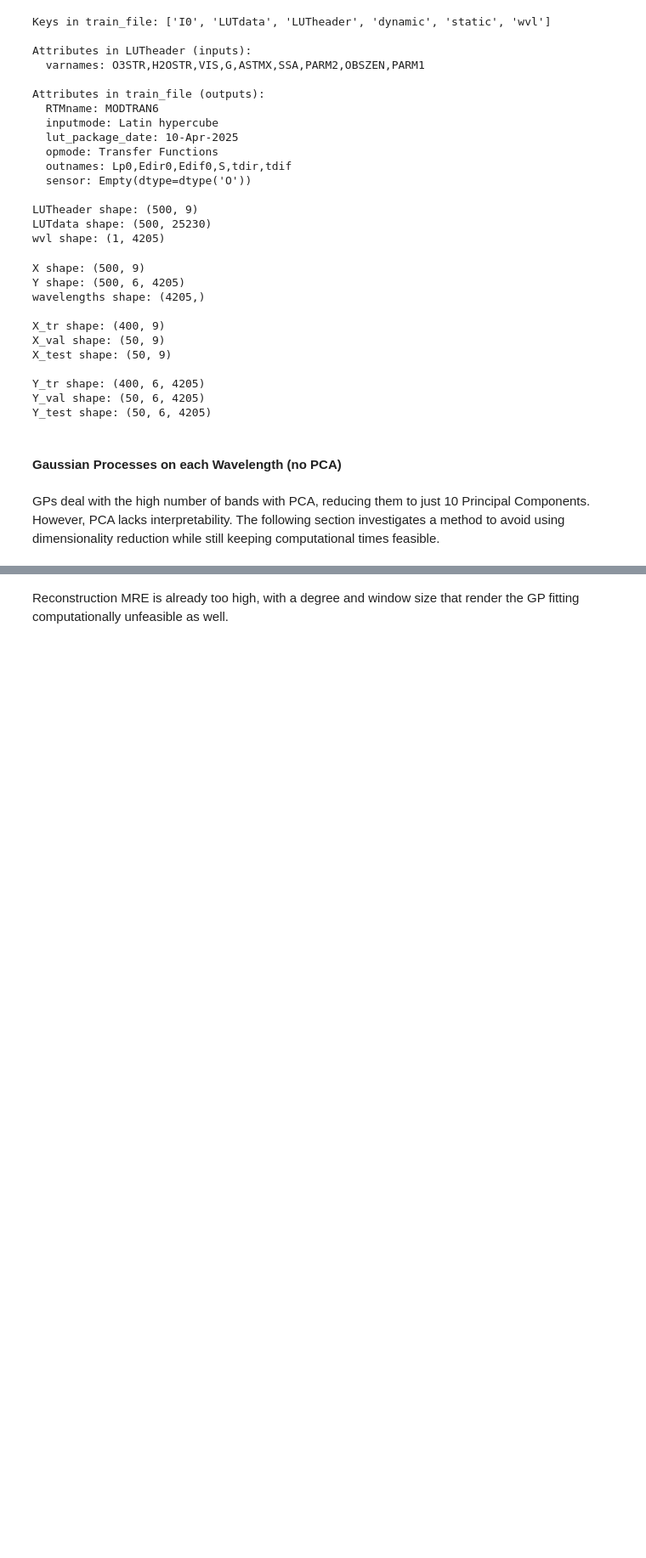
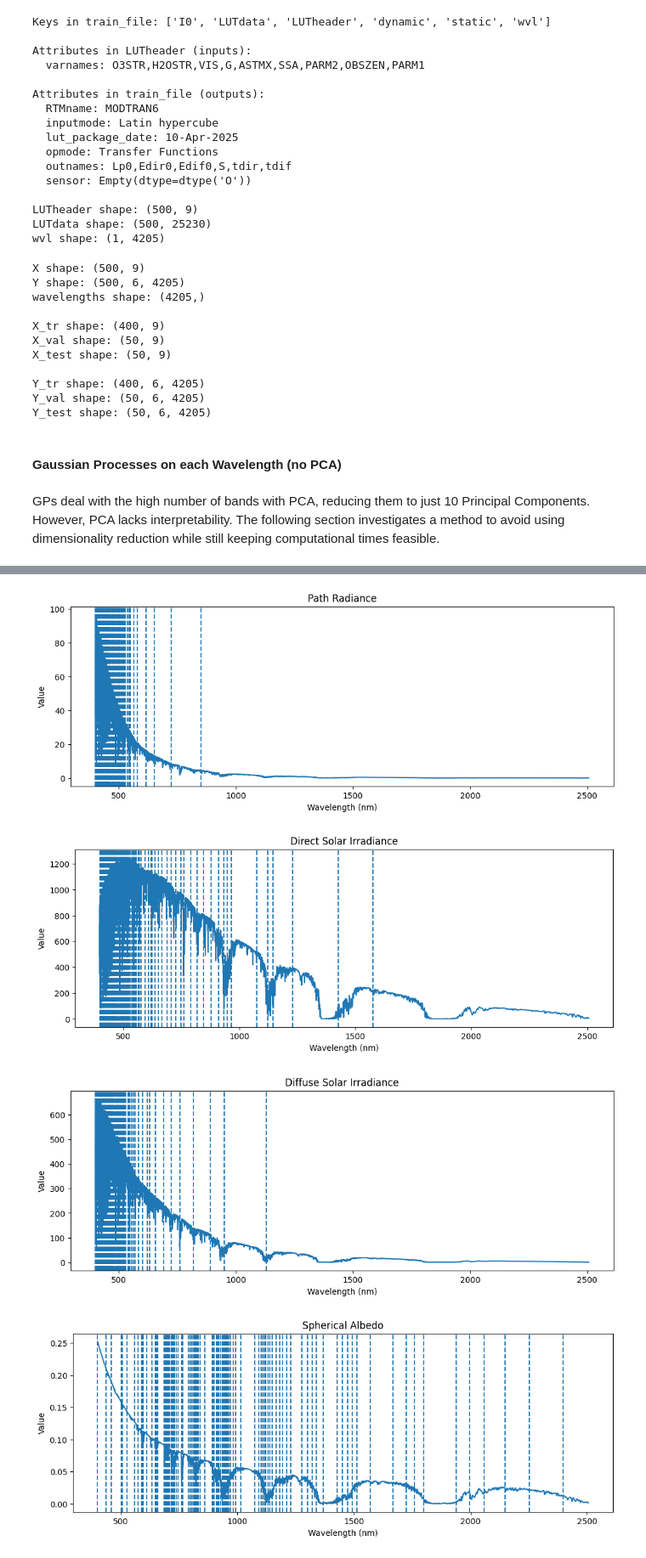
Before and after one commit to Teolul/Masters_Thesis, a Jupyter notebook: gp_pipeline_nodimred.ipynb, the cells around one changed output, grey strips where cells are left out. Shown at 85% size. Drawn from its saved outputs; the diff is of its cells as text; code cells hidden in the pictures; blank space fills up the shorter version.

```diff
--- a/gp_pipeline_nodimred.ipynb
+++ b/gp_pipeline_nodimred.ipynb
@@ -210,2 +285,12 @@ Best result:
-# %% [markdown]
-Reconstruction MRE is already too high, with a degree and window size that render the GP fitting computationally unfeasible as well.
+# %%
+# ----- configuration -----
+scale_type_piecewise = "minmax"
+degree_piecewise = 5
+n_windows_piecewise = 100
+
+spectral_windows = configure_parameters(Y_val, n_windows_piecewise, wavelengths, True)
+# %% [output]
+[figure, added]
+[figure, added]
+[figure, added]
+[figure, added]
```
Also changed, not shown: parts of 7 cells of this notebook, 1 other file.
